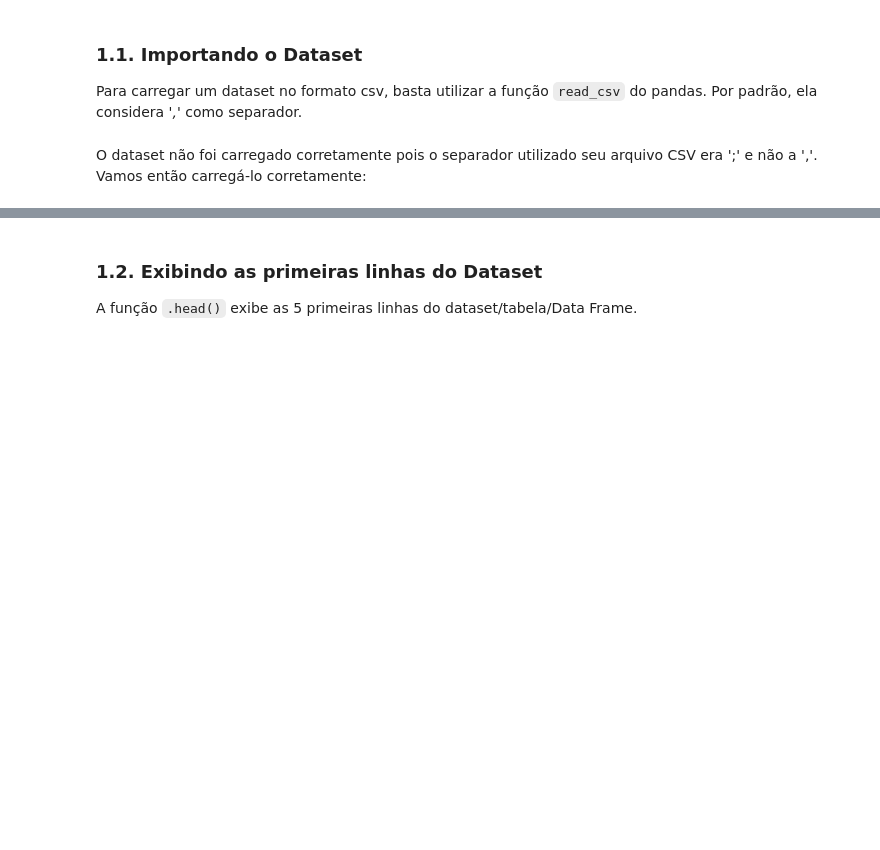
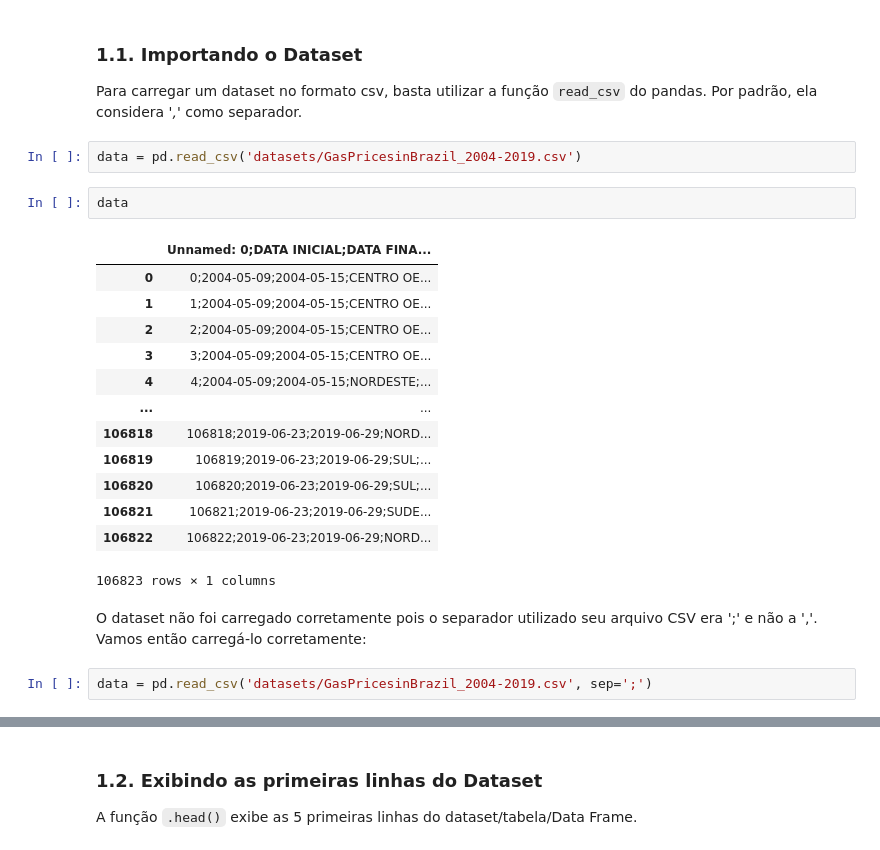
Before and after one commit to GustavoEmanuel901/Pandas-Python, a Jupyter notebook: manipulacao_de_dados_codigo_base.ipynb, the cells around one changed output, grey strips where cells are left out. Cells and saved outputs as stored; diff of their text form; blank space fills up the shorter version.

```diff
--- a/manipulacao_de_dados_codigo_base.ipynb
+++ b/manipulacao_de_dados_codigo_base.ipynb
@@ -30,6 +30,26 @@ Alguns dos principais *atributos* (colunas) do dataset são: 'ESTADO', 'PRODUTO'
 # %% [markdown]
 ### 1.1. Importando o Dataset
 Para carregar um dataset no formato csv, basta utilizar a função `read_csv` do pandas. Por padrão, ela considera _','_ como separador.
+# %%
+data = pd.read_csv('datasets/GasPricesinBrazil_2004-2019.csv')
+# %%
+data
+# %% [output]
+|  | Unnamed: 0;DATA INICIAL;DATA FINA... |
+| 0 | 0;2004-05-09;2004-05-15;CENTRO OE... |
+| 1 | 1;2004-05-09;2004-05-15;CENTRO OE... |
+| 2 | 2;2004-05-09;2004-05-15;CENTRO OE... |
+| 3 | 3;2004-05-09;2004-05-15;CENTRO OE... |
+| 4 | 4;2004-05-09;2004-05-15;NORDESTE;... |
+| ... | ... |
+| 106818 | 106818;2019-06-23;2019-06-29;NORD... |
+| 106819 | 106819;2019-06-23;2019-06-29;SUL;... |
+| 106820 | 106820;2019-06-23;2019-06-29;SUL;... |
+| 106821 | 106821;2019-06-23;2019-06-29;SUDE... |
+| 106822 | 106822;2019-06-23;2019-06-29;NORD... |
+106823 rows × 1 columns
 # %% [markdown]
 O dataset não foi carregado corretamente pois o separador utilizado seu arquivo CSV era ';' e não a ','. <br/>
 Vamos então carregá-lo corretamente:
+# %%
+data = pd.read_csv('datasets/GasPricesinBrazil_2004-2019.csv', sep=';')
```
Also changed, not shown: parts of 3 cells of this notebook.
